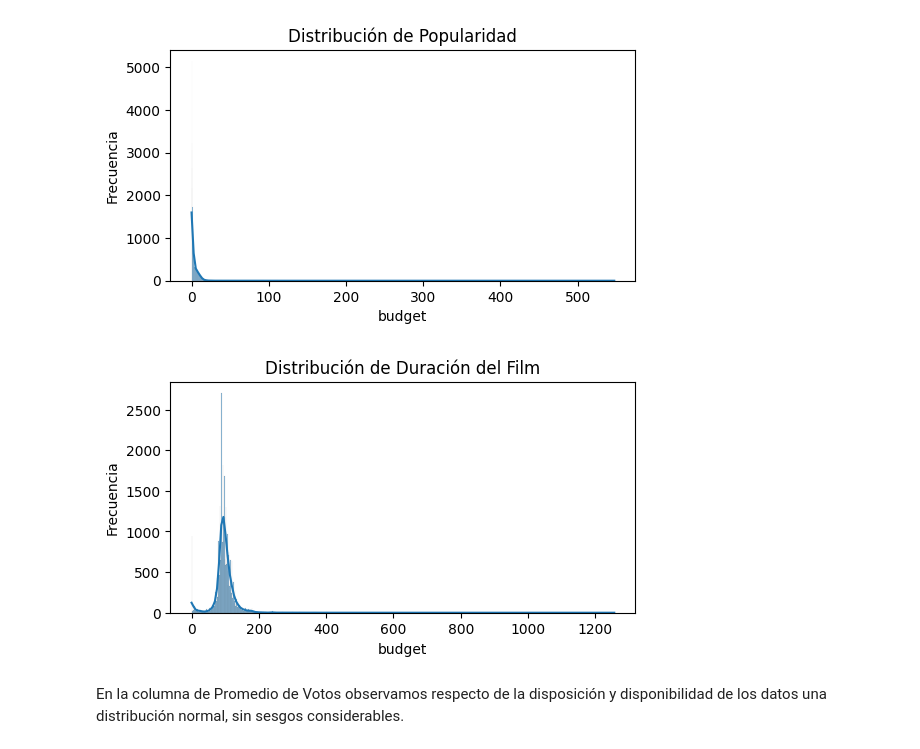
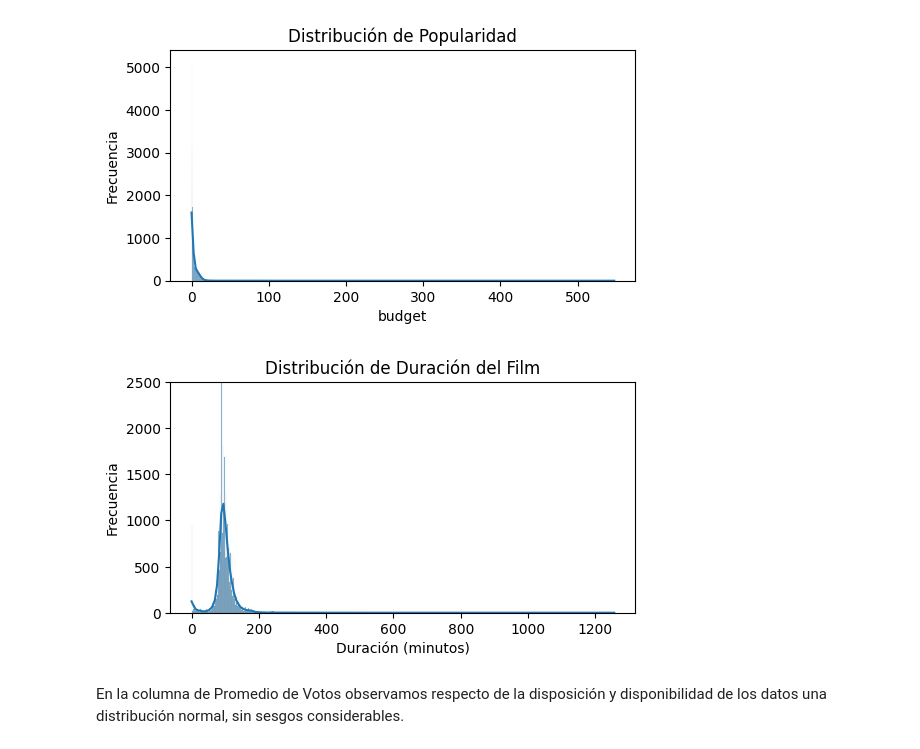
Before and after one commit to gastorellano/Proyect_MLOps, a Jupyter notebook: Notebooks/EDA.ipynb, the cells around one changed output. Saved outputs shown, nothing was run; the diff lists cells and outputs as text; code cells hidden in the pictures.

```diff
--- a/Notebooks/EDA.ipynb
+++ b/Notebooks/EDA.ipynb
@@ -464,13 +483,17 @@ plt.show()
 # %% [output]
 [figure]
 # %%
+df['runtime'] = pd.to_numeric(df['runtime'].replace('Sin Datos', np.nan), errors='coerce')
+
+# Crear el histograma
 plt.figure(figsize=(6, 3))
 sns.histplot(df['runtime'].dropna(), kde=True)
 plt.title(f'Distribución de Duración del Film')
-plt.xlabel(col)
+plt.xlabel('Duración (minutos)')
 plt.ylabel('Frecuencia')
+plt.ylim(0, 2500)
 plt.show()
 # %% [output]
-[figure, old version]
+[figure, new version]
 # %% [markdown]
 En la columna de Promedio de Votos observamos respecto de la disposición y disponibilidad de los datos una distribución normal, sin sesgos considerables.
```
Also changed, not shown: parts of 29 cells of this notebook, 1 other file.
